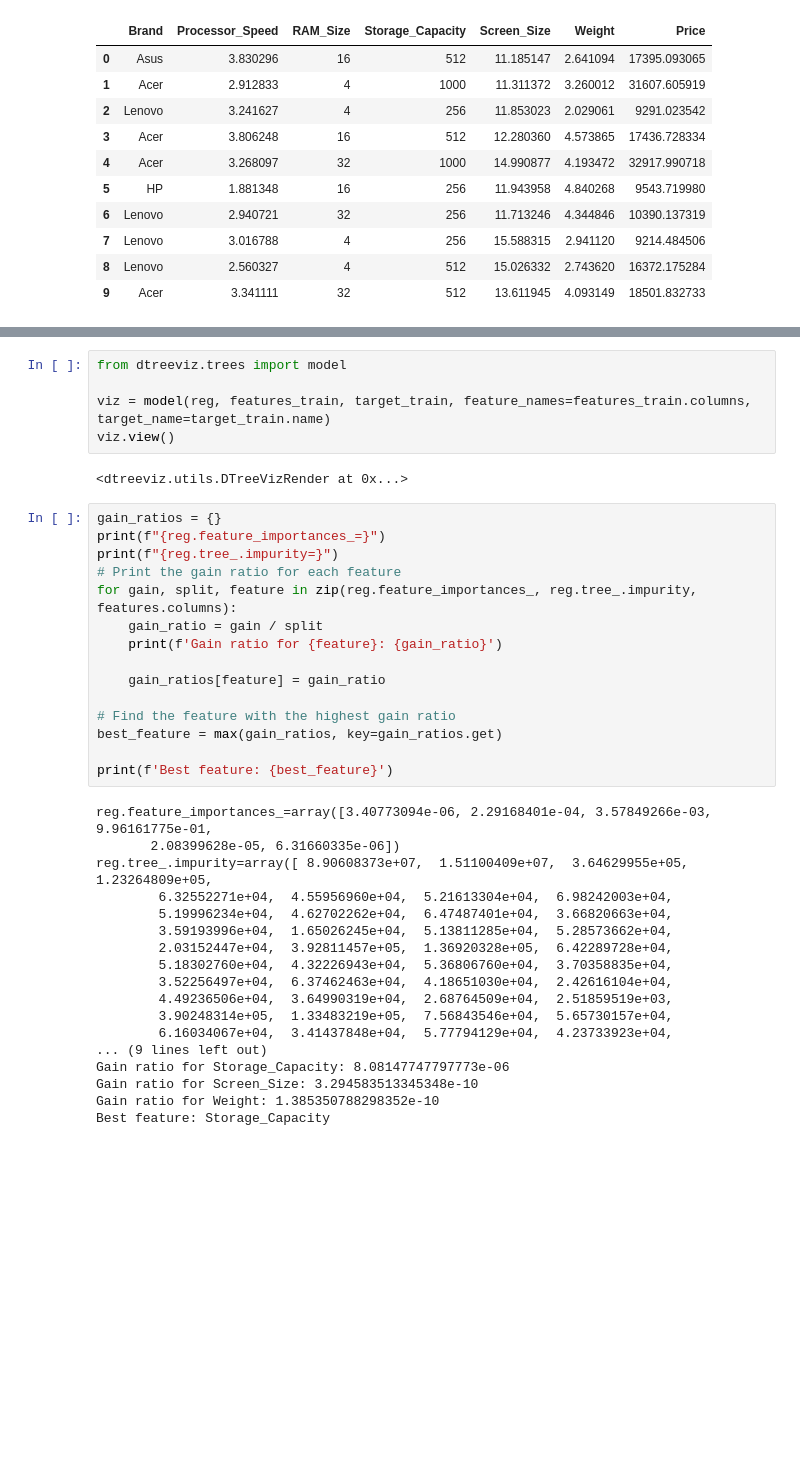
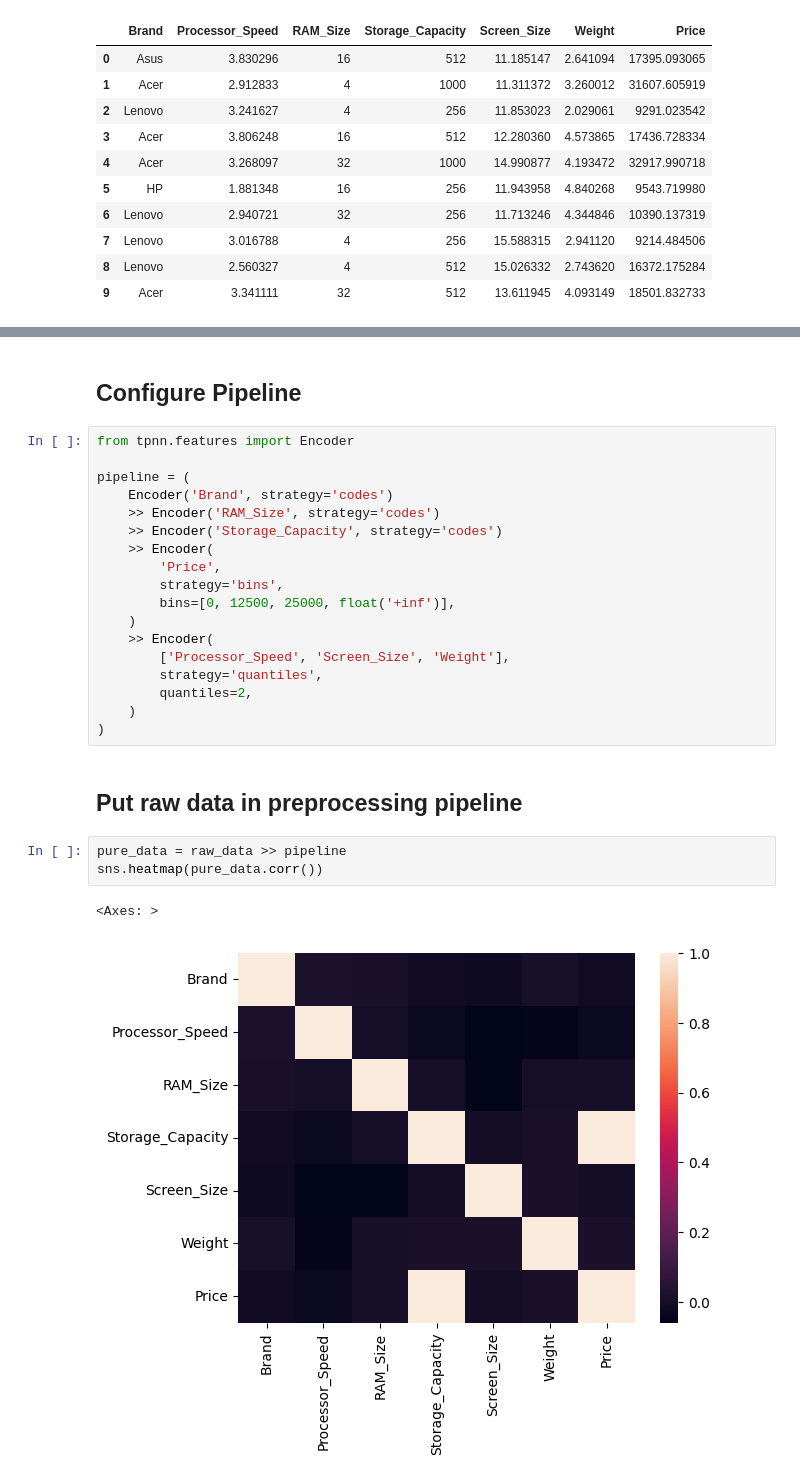
Before and after one commit to TJesT/tpnn, a Jupyter notebook: 1.ipynb, the cells around one changed output, grey strips where cells are left out. Cells and saved outputs as stored; diff of their text form; blank space fills up the shorter version.

```diff
--- a/1.ipynb
+++ b/1.ipynb
@@ -158,40 +30,28 @@ target cost: 31967.607631536364
-# %%
-from dtreeviz.trees import model
-
-viz = model(reg, features_train, target_train, feature_names=features_train.columns, target_name=target_train.name)
-viz.view()
-# %% [output]
-<dtreeviz.utils.DTreeVizRender at 0x...>
-# %%
-gain_ratios = {}
-print(f"{reg.feature_importances_=}")
-print(f"{reg.tree_.impurity=}")
-# Print the gain ratio for each feature
-for gain, split, feature in zip(reg.feature_importances_, reg.tree_.impurity, features.columns):
-    gain_ratio = gain / split
-    print(f'Gain ratio for {feature}: {gain_ratio}')
-
-    gain_ratios[feature] = gain_ratio
-
-# Find the feature with the highest gain ratio
-best_feature = max(gain_ratios, key=gain_ratios.get)
-
-print(f'Best feature: {best_feature}')
-# %% [output]
-reg.feature_importances_=array([3.40773094e-06, 2.29168401e-04, 3.57849266e-03, 9.96161775e-01,
-       2.08399628e-05, 6.31660335e-06])
-reg.tree_.impurity=array([ 8.90608373e+07,  1.51100409e+07,  3.64629955e+05,  1.23264809e+05,
-        6.32552271e+04,  4.55956960e+04,  5.21613304e+04,  6.98242003e+04,
-        5.19996234e+04,  4.62702262e+04,  6.47487401e+04,  3.66820663e+04,
-        3.59193996e+04,  1.65026245e+04,  5.13811285e+04,  5.28573662e+04,
-        2.03152447e+04,  3.92811457e+05,  1.36920328e+05,  6.42289728e+04,
-        5.18302760e+04,  4.32226943e+04,  5.36806760e+04,  3.70358835e+04,
-        3.52256497e+04,  6.37462463e+04,  4.18651030e+04,  2.42616104e+04,
-        4.49236506e+04,  3.64990319e+04,  2.68764509e+04,  2.51859519e+03,
-        3.90248314e+05,  1.33483219e+05,  7.56843546e+04,  5.65730157e+04,
-        6.16034067e+04,  3.41437848e+04,  5.77794129e+04,  4.23733923e+04,
-... (9 lines left out)
-Gain ratio for Storage_Capacity: 8.08147747797773e-06
-Gain ratio for Screen_Size: 3.294583513345348e-10
-Gain ratio for Weight: 1.385350788298352e-10
-Best feature: Storage_Capacity
+# %% [markdown]
+## Configure Pipeline
+# %%
+from tpnn.features import Encoder
+
+pipeline = (
+    Encoder('Brand', strategy='codes')
+    >> Encoder('RAM_Size', strategy='codes')
+    >> Encoder('Storage_Capacity', strategy='codes')
+    >> Encoder(
+        'Price',
+        strategy='bins',
+        bins=[0, 12500, 25000, float('+inf')],
+    )
+    >> Encoder(
+        ['Processor_Speed', 'Screen_Size', 'Weight'],
+        strategy='quantiles',
+        quantiles=2,
+    )
+)
+# %% [markdown]
+## Put raw data in preprocessing pipeline
+# %%
+pure_data = raw_data >> pipeline
+sns.heatmap(pure_data.corr())
+# %% [output]
+<Axes: >
+[figure, added]
```
Also changed, not shown: parts of 16 cells of this notebook, 8 other files.
